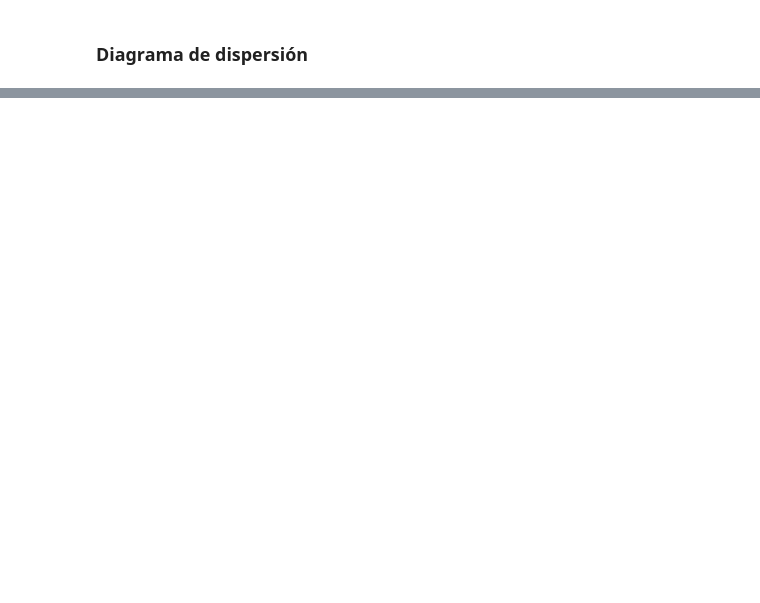
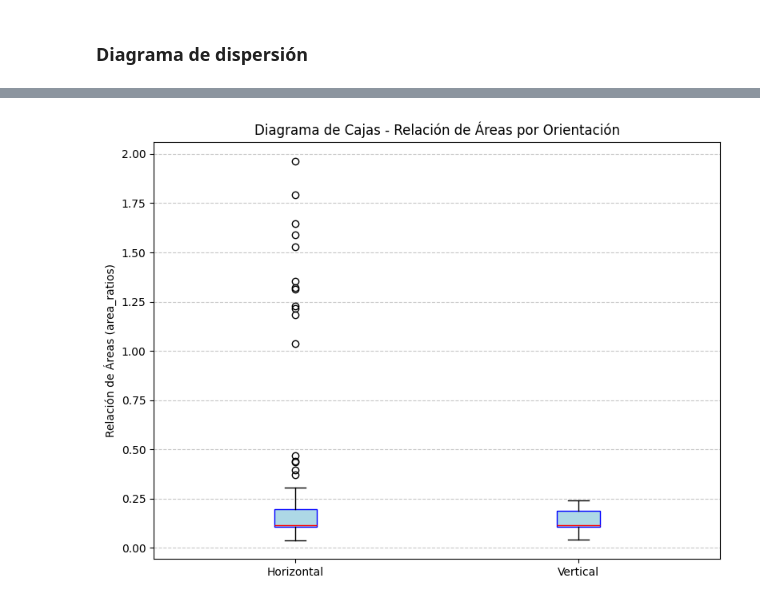
Before and after one commit to miguelable/PSM_OpenCV, a Jupyter notebook: clasificacion_lotes.ipynb, the cells around one changed output, grey strips where cells are left out. Saved outputs shown, nothing was run; the diff lists cells and outputs as text; code cells hidden in the pictures; blank space fills up the shorter version.

```diff
--- a/clasificacion_lotes.ipynb
+++ b/clasificacion_lotes.ipynb
@@ -377,0 +420,25 @@ plt.show()
+# %%
+# Agrupar los valores de area_ratios según la orientación
+area_ratios_horizontal = [ratio for i, ratio in enumerate(area_ratios) if orientations[i] == 1]  # Horizontal
+area_ratios_vertical = [ratio for i, ratio in enumerate(area_ratios) if orientations[i] == 0]  # Vertical
+
+# Crear el diagrama de cajas
+plt.figure(figsize=(8, 6))
+plt.boxplot(
+    [area_ratios_horizontal, area_ratios_vertical],
+    labels=["Horizontal", "Vertical"],
+    patch_artist=True,
+    boxprops=dict(facecolor='lightblue', color='blue'),
+    medianprops=dict(color='red')
+)
+
+# Configurar el gráfico
+plt.title("Diagrama de Cajas - Relación de Áreas por Orientación")
+plt.ylabel("Relación de Áreas (area_ratios)")
+plt.grid(axis='y', linestyle='--', alpha=0.7)
+plt.tight_layout()
+
+# Mostrar el gráfico
+plt.show()
+# %% [output]
+[figure, added]
```
Also changed, not shown: parts of 9 cells of this notebook.
